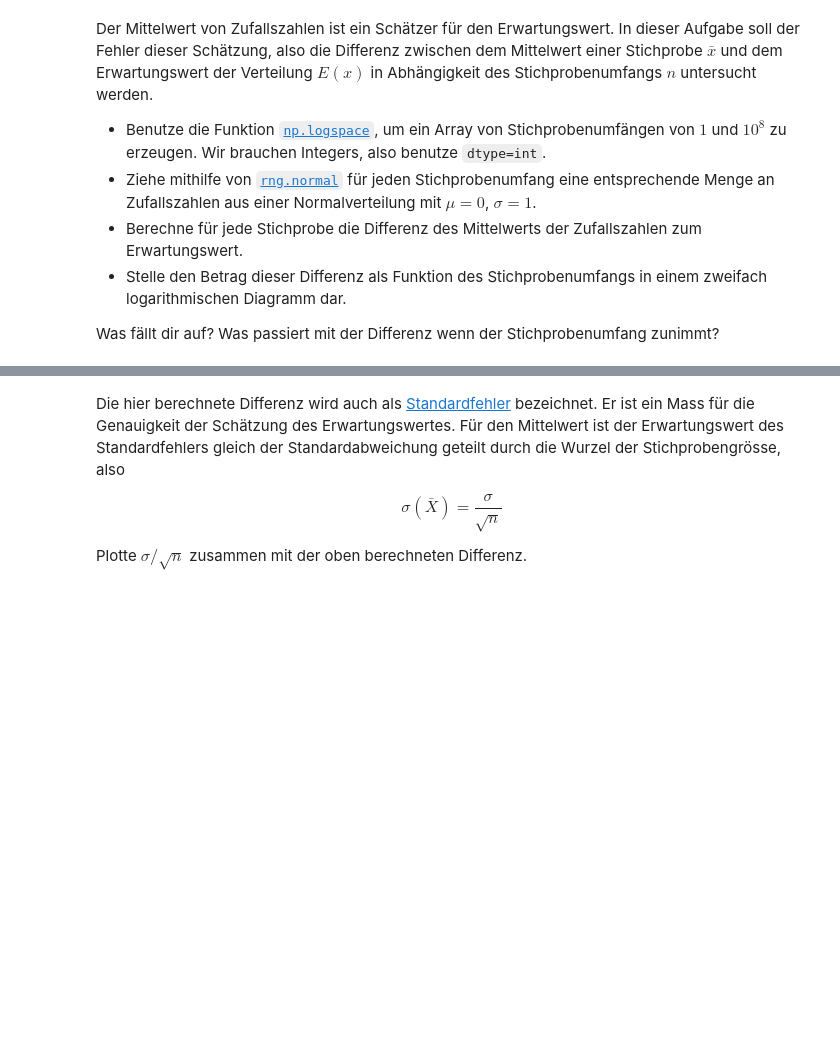
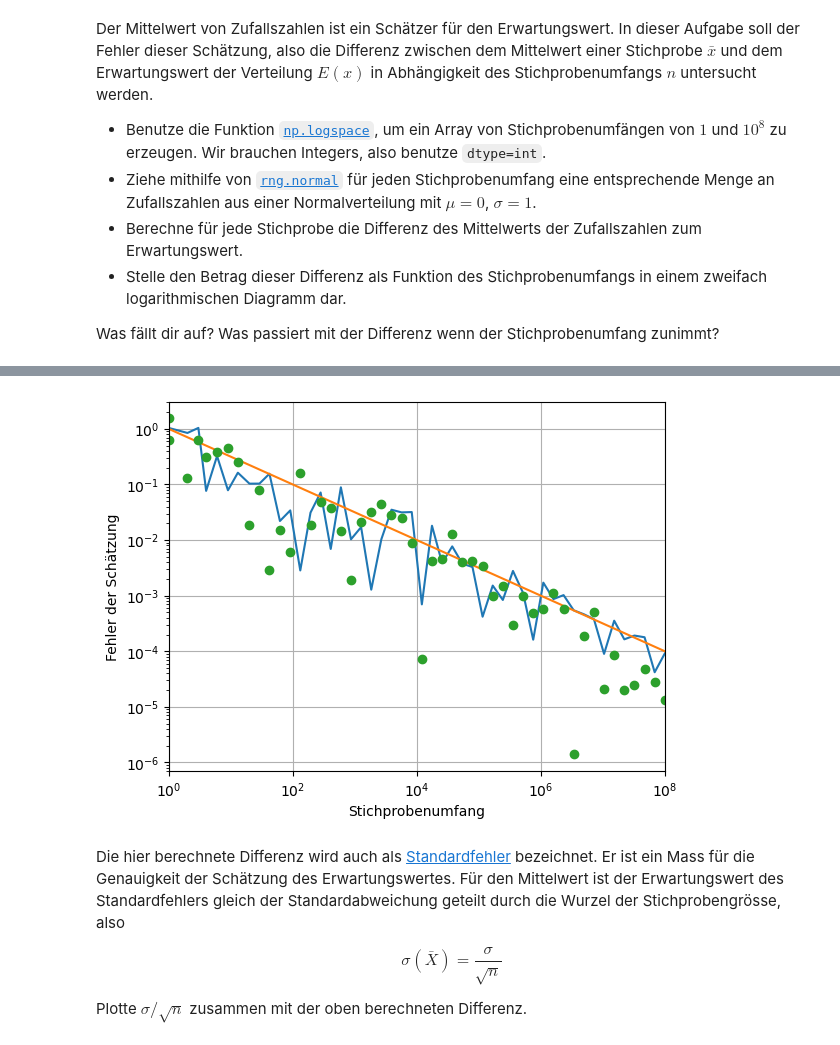
Before and after one commit to visciric/NGDS--Viscio, a Jupyter notebook: 10_ZufallszahlenErzeugen/10_Uebungsblatt.ipynb, the cells around one changed output, grey strips where cells are left out. Saved outputs shown, nothing was run; the diff lists cells and outputs as text; code cells hidden in the pictures; blank space fills up the shorter version.

```diff
--- a/10_ZufallszahlenErzeugen/10_Uebungsblatt.ipynb
+++ b/10_ZufallszahlenErzeugen/10_Uebungsblatt.ipynb
@@ -20,7 +20,6 @@ Was fällt dir auf? Was passiert mit der Differenz wenn der Stichprobenumfang zu
 # %%
 rng = np.random.default_rng(42)
 # %%
-# Berechnung
 # Berechnung
 stichproben = np.logspace(0,8,dtype=int)
 
@@ -34,3 +33,7 @@ for n in stichproben:
     x = rng.normal(mu,sigma,n)
     diff =  abs(mu - x.mean())
     difflist.append(diff)
+
+#list- comprehension
+ns = np.logspace(0,8,dtype=int )
+errors = [abs(np.mean(rng.normal(mu,sigma,n)))- mu for n in ns ]
@@ -37,7 +52,16 @@ for n in stichproben:
 # %%
 # Darstellung
 plt.loglog(stichproben,difflist)
 plt.loglog(stichproben,sigma/stichproben**0.5)
+
+plt.loglog(ns, errors, "o")
+plt.xlabel("Stichprobenumfang")
+plt.ylabel("Fehler der Schätzung")
+plt.xlim(np.min(ns), np.max(ns))
+plt.grid()
+plt.show()
+# %% [output]
+[figure, added]
 # %% [markdown]
 Die hier berechnete Differenz wird auch als [Standardfehler](https://de.wikipedia.org/wiki/Standardfehler) bezeichnet. Er ist ein Mass für die Genauigkeit der Schätzung des Erwartungswertes. Für den Mittelwert ist der Erwartungswert des Standardfehlers gleich der Standardabweichung geteilt durch die Wurzel der Stichprobengrösse, also
 
```
Also changed, not shown: parts of 8 cells of this notebook.
